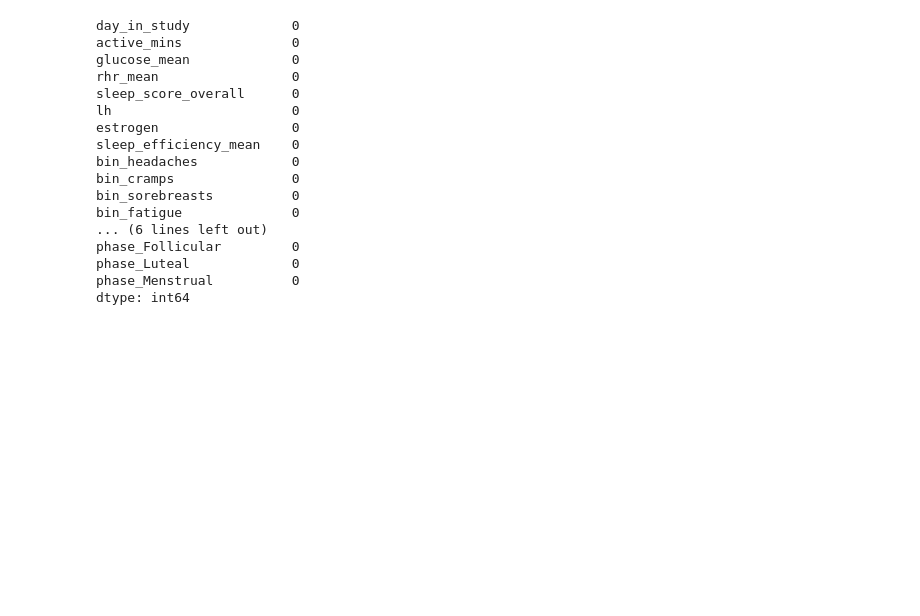
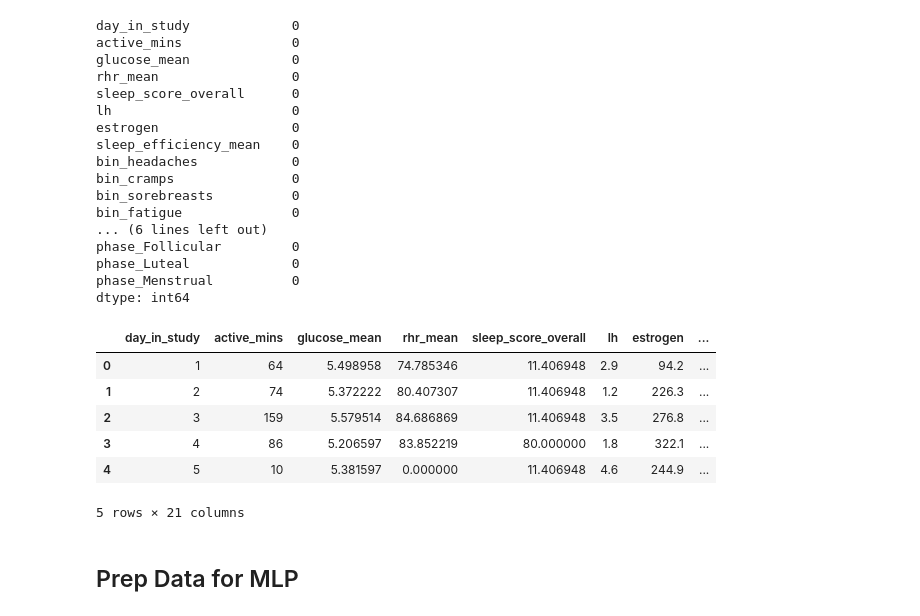
Before and after one commit to naishahmistry/menstrualcycleprediction, a Jupyter notebook: mlp_poc.ipynb, the cells around one changed output. Saved outputs shown, nothing was run; the diff lists cells and outputs as text; code cells hidden in the pictures; blank space fills up the shorter version.

Commit message:
Prep data matrices for MLP, skeleton for scratch MLP implement

```diff
--- a/mlp_poc.ipynb
+++ b/mlp_poc.ipynb
@@ -105,3 +107,19 @@ phase_Follicular         0
 phase_Luteal             0
 phase_Menstrual          0
 dtype: int64
+# %%
+target_cols = [col for col in mlp_onehot.columns if 'bin' in col]
+for col in target_cols:
+    mlp_onehot[col] = mlp_onehot.pop(col)
+
+mlp_onehot.head()
+# %% [output]
+|  | day_in_study | active_mins | glucose_mean | rhr_mean | sleep_score_overall | lh | estrogen | ... |
+| 0 | 1 | 64 | 5.498958 | 74.785346 | 11.406948 | 2.9 | 94.2 | ... |
+| 1 | 2 | 74 | 5.372222 | 80.407307 | 11.406948 | 1.2 | 226.3 | ... |
+| 2 | 3 | 159 | 5.579514 | 84.686869 | 11.406948 | 3.5 | 276.8 | ... |
+| 3 | 4 | 86 | 5.206597 | 83.852219 | 80.000000 | 1.8 | 322.1 | ... |
+| 4 | 5 | 10 | 5.381597 | 0.000000 | 11.406948 | 4.6 | 244.9 | ... |
+5 rows × 21 columns
+# %% [markdown]
+## Prep Data for MLP
```
Also changed, not shown: parts of 13 cells of this notebook, 1 other file.
